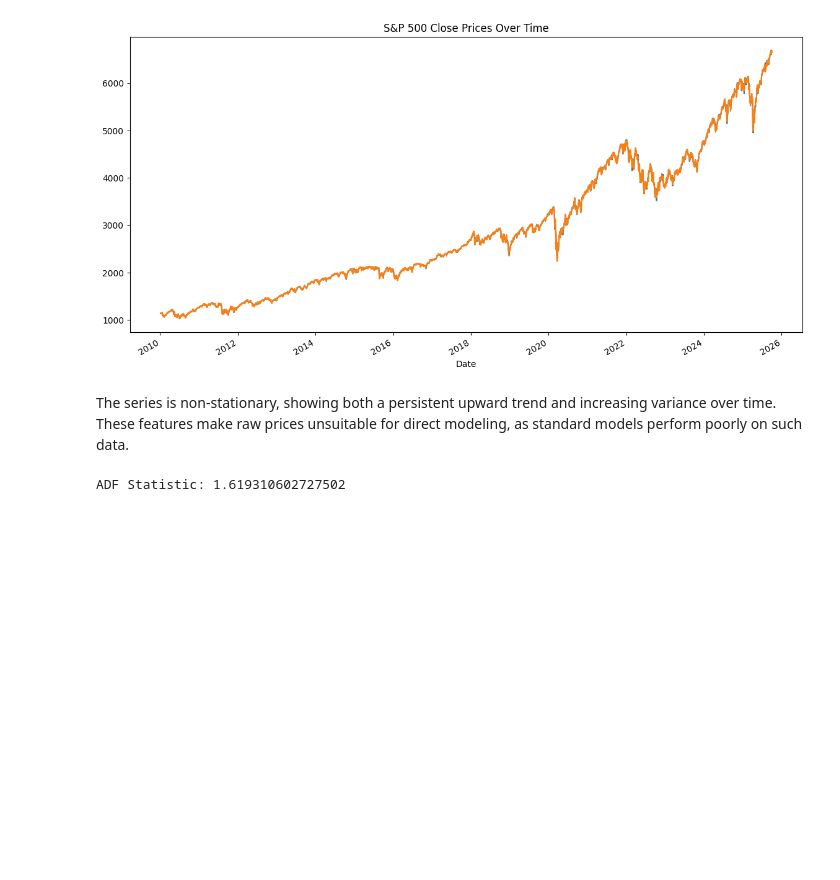
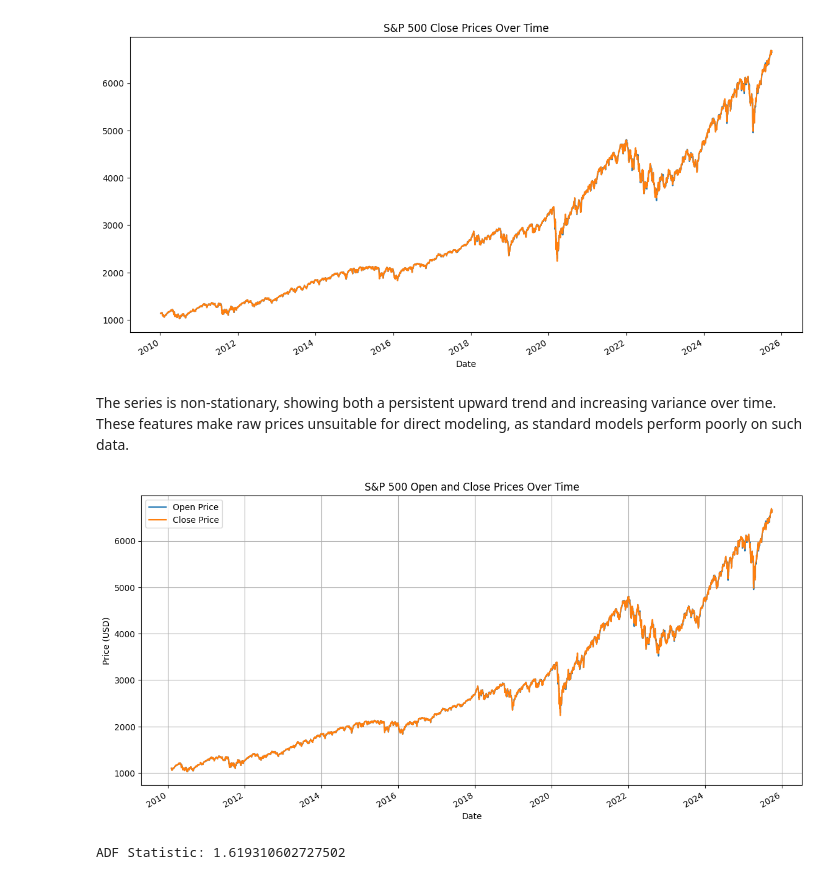
Before and after one commit to Itskuloba/S-P-500-forecasting, a Jupyter notebook: data.ipynb, the cells around one changed output. Cells and saved outputs as stored; diff of their text form; code cells hidden in the pictures; blank space fills up the shorter version.

Commit message:
Save local changes before rebase

```diff
--- a/data.ipynb
+++ b/data.ipynb
@@ -146,6 +146,28 @@ plt.show()
 [figure]
 # %% [markdown]
 The series is non-stationary, showing both a persistent upward trend and increasing variance over time. These features make raw prices unsuitable for direct modeling, as standard models perform poorly on such data.
+# %%
+import matplotlib.pyplot as plt
+
+# Plot both Open and Close prices on the same figure
+plt.figure(figsize=(14, 7))
+sp500.Open.plot(label='Open Price')
+sp500.Close.plot(label='Close Price')
+
+# Add title and labels
+plt.title('S&P 500 Open and Close Prices Over Time')
+plt.xlabel('Date')
+plt.ylabel('Price (USD)')
+plt.legend()
+plt.grid(True)
+
+# Save the combined plot
+plt.savefig('sp500_open_close_prices.png', dpi=300, bbox_inches='tight')
+
+# Show the plot
+plt.show()
+# %% [output]
+[figure, added]
 # %%
 # stationarity test
 from statsmodels.tsa.stattools import adfuller
```
Also changed, not shown: parts of 5 cells of this notebook, 4 other files.
